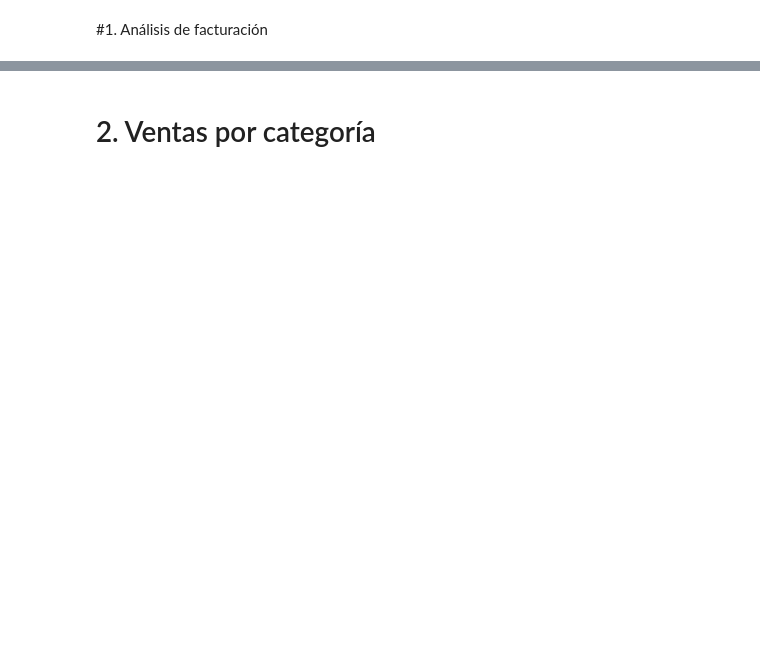
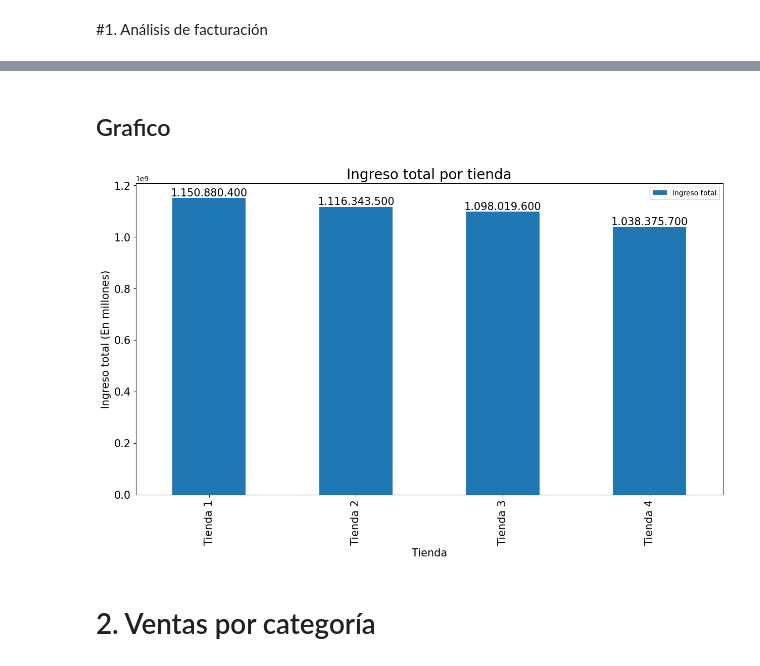
Before and after one commit to xsebet/AluraStoreLatam, a Jupyter notebook: AluraStoreLatam.ipynb, the cells around one changed output, grey strips where cells are left out. Cells and saved outputs as stored; diff of their text form; code cells hidden in the pictures; blank space fills up the shorter version.

```diff
--- a/AluraStoreLatam.ipynb
+++ b/AluraStoreLatam.ipynb
@@ -27,0 +31,11 @@ tienda.head()
+# %%
+total_tienda1 = round(tienda['Precio'].sum())
+total_tienda2 = round(tienda2['Precio'].sum())
+total_tienda3 = round(tienda3['Precio'].sum())
+total_tienda4 = round(tienda4['Precio'].sum())
+
+df_ingresos_totales = pd.DataFrame({
+    'Tienda': ['Tienda 1', 'Tienda 2', 'Tienda 3', 'Tienda 4'],
+    'Ingreso total': [total_tienda1, total_tienda2, total_tienda3, total_tienda4]})
+
+display(df_ingresos_totales.style.hide(axis="index"))
@@ -28,2 +48,32 @@ tienda.head()
+# %% [markdown]
+## Grafico
+# %%
+grafico_total_ingreso = df_ingresos_totales.plot(kind='bar',
+                                            x='Tienda',
+                                            y='Ingreso total',
+                                            figsize=(15,8),
+                                            xlabel='Tienda',
+                                            ylabel='Ingreso total (En millones)',
+                                            title='Ingreso total por tienda',
+                                            fontsize=15)
+
+grafico_total_ingreso.set_title('Ingreso total por tienda', fontsize=20)
+grafico_total_ingreso.set_xlabel('Tienda', fontsize=15)
+grafico_total_ingreso.set_ylabel('Ingreso total (En millones)', fontsize=15)
+
+
+# Agregar las etiquetas de ingreso total a las barras
+for i, v in enumerate(df_ingresos_totales['Ingreso total']):
+    # Itera sobre cada barra del gráfico
+    # i: índice de la barra (0 para la primera barra, 1 para la segunda, etc.)
+    # v: el valor de la barra (el ingreso total de la tienda)
+    grafico_total_ingreso.text(i, # Posición horizontal de la etiqueta (centro de la barra)
+                               v, # Posición vertical de la etiqueta (arriba de la barra)
+                               f'{v:,.0f}'.replace(',', '.'), # Formato del texto: muestra el valor con separador de miles y sin decimales
+                               ha='center', # Alineación horizontal: centrado sobre la barra
+                               va='bottom', # Alineación vertical: en la parte inferior del texto (para que quede arriba de la barra)
+                               fontsize=15) # Tamaño de la fuente de la etiqueta
+# %% [output]
+[figure, added]
 # %% [markdown]
 # 2. Ventas por categoría
```
Also changed, not shown: parts of 6 cells of this notebook.
